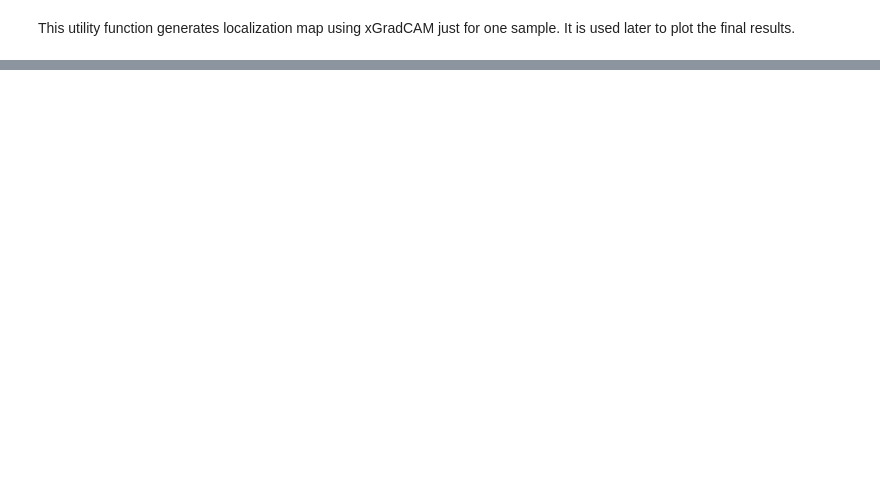
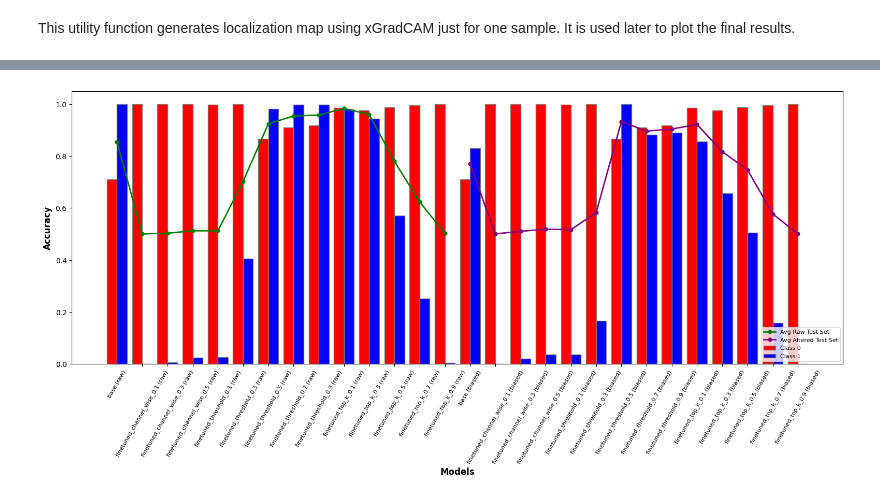
Before and after one commit to vmazashvili/Neural-Networks, a Jupyter notebook: MaskTune_Vano_Mazashvili_1993251.ipynb, the cells around one changed output, grey strips where cells are left out. Cells and saved outputs as stored; diff of their text form; code cells hidden in the pictures; blank space fills up the shorter version.

Commit message:
fixed plotting, general cleanup

```diff
--- a/MaskTune_Vano_Mazashvili_1993251.ipynb
+++ b/MaskTune_Vano_Mazashvili_1993251.ipynb
@@ -85,9 +112,6 @@ The remapped classes are saved into `remapped_train_data` and `remapped_test_dat
 
 Each element is `(PIL.Image.Image instance, class_label)`
 # %%
-import torch
-from torchvision import datasets
-
 def remap_classes(dataset):
     """
     Remap MNIST dataset classes to two new classes
@@ -98,6 +122,7 @@ def remap_classes(dataset):
 
     Output:
         List of remapped dataset. Each item is (PIL image, class)
+            (<PIL.Image.Image image mode=L size=28x28>, 1)
     """
     remapped_data = []
     remapped_targets = []
@@ -1106,0 +860,39 @@ F1 Score: 0.3395
+# %%
+'''
+Finetune and download the models one by one, so I can analyze the
+finetuned models with different parameters altogether
+
+'''
+
+# Choose masking method and parameter
+method = "threshold"  # or "top_k" or "channel_wise"
+param = 0.5  # for threshold
+
+
+model_class = SmallCNN
+checkpoint_path = directory + 'CNN_checkpoint_base.pth'
+train_dataloader = train_spurious_dataloader
+raw_test_dataloader = test_raw_dataloader
+biased_test_dataloader = test_spurious_dataloader
+
+
+# Mask the dataset
+masked_train_dataset = mask_dataset(model_class(num_classes=2), checkpoint_path, train_dataloader, method, param)
+masked_train_dataloader = DataLoader(masked_train_dataset, batch_size=batch_size, shuffle=True)
+
+# Initialize the model, optimizer, loss function, and learning rate scheduler
+model = model_class(num_classes=2)
+model.load_state_dict(torch.load(checkpoint_path))
+optimizer = optim.Adam(model.parameters(), lr=0.001)
+loss_function = nn.CrossEntropyLoss()
+lr_scheduler = optim.lr_scheduler.StepLR(optimizer, step_size=10, gamma=0.1)
+
+# Fine-tune the model for 1 epoch
+train_erm(model, masked_train_dataloader, optimizer, loss_function, lr_scheduler, method, param, epochs=1)
+
+# Evaluate on raw test dataset
+metrics_raw = test_model(model, raw_test_dataloader, loss_function)
+# Evaluate on biased test dataset
+metrics_biased = test_model(model, biased_test_dataloader, loss_function)
+print(f"Metrics on raw test dataset ({method}_{param}): {metrics_raw}")
+print(f"Metrics on biased test dataset ({method}_{param}): {metrics_biased}")
@@ -1129,0 +1025,4 @@ for i in range(5):  # Plot the first 5 samples
+# %%
+plot_accuracies(flattened_accuracies, extended_model_labels)
+# %% [output]
+[figure, added]
```
Also changed, not shown: parts of 59 cells of this notebook.
